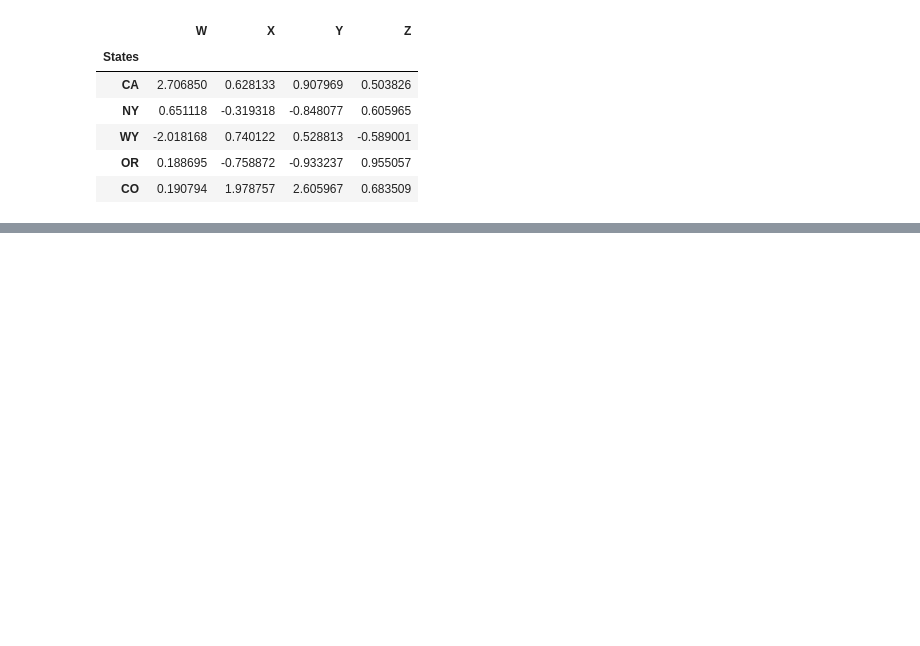
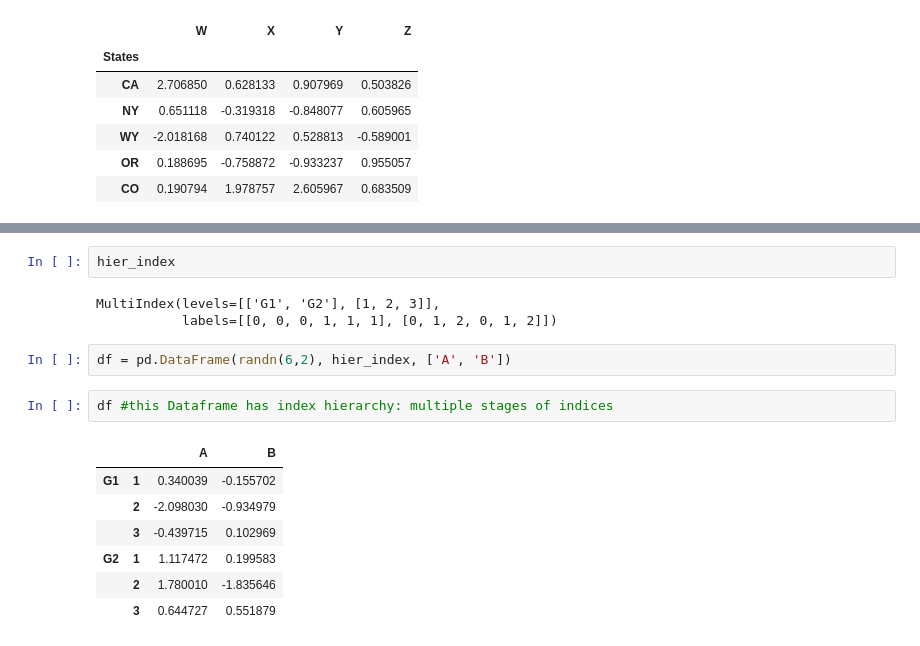
Before and after one commit to woskar/datascience, a Jupyter notebook: Pandas.ipynb, the cells around one changed output, grey strips where cells are left out. Drawn from its saved outputs; the diff is of its cells as text; blank space fills up the shorter version.

```diff
--- a/Pandas.ipynb
+++ b/Pandas.ipynb
@@ -366,0 +379,17 @@ df.set_index('States')
+# %%
+hier_index
+# %% [output]
+MultiIndex(levels=[['G1', 'G2'], [1, 2, 3]],
+           labels=[[0, 0, 0, 1, 1, 1], [0, 1, 2, 0, 1, 2]])
+# %%
+df = pd.DataFrame(randn(6,2), hier_index, ['A', 'B'])
+# %%
+df #this Dataframe has index hierarchy: multiple stages of indices
+# %% [output]
+|  |  | A | B |
+| G1 | 1 | 0.340039 | -0.155702 |
+|  | 2 | -2.098030 | -0.934979 |
+|  | 3 | -0.439715 | 0.102969 |
+| G2 | 1 | 1.117472 | 0.199583 |
+|  | 2 | 1.780010 | -1.835646 |
+|  | 3 | 0.644727 | 0.551879 |
```
Also changed, not shown: parts of 13 cells of this notebook.
